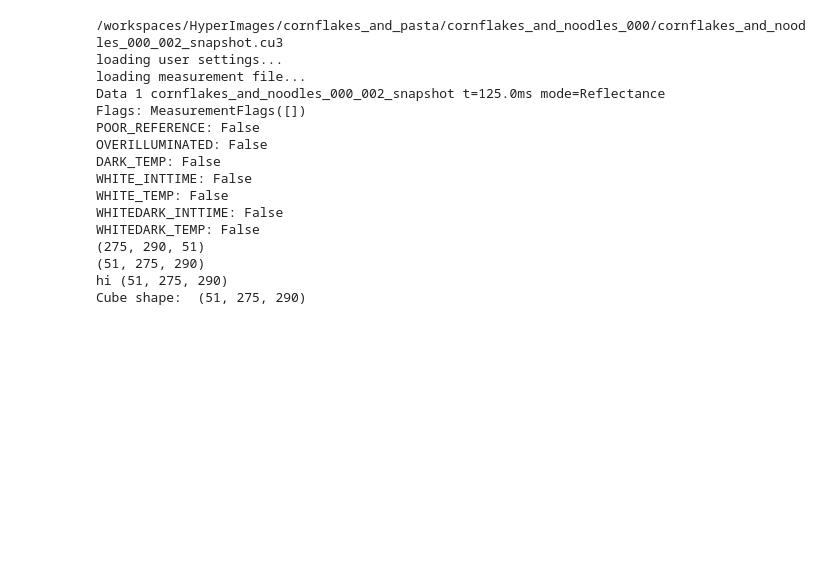
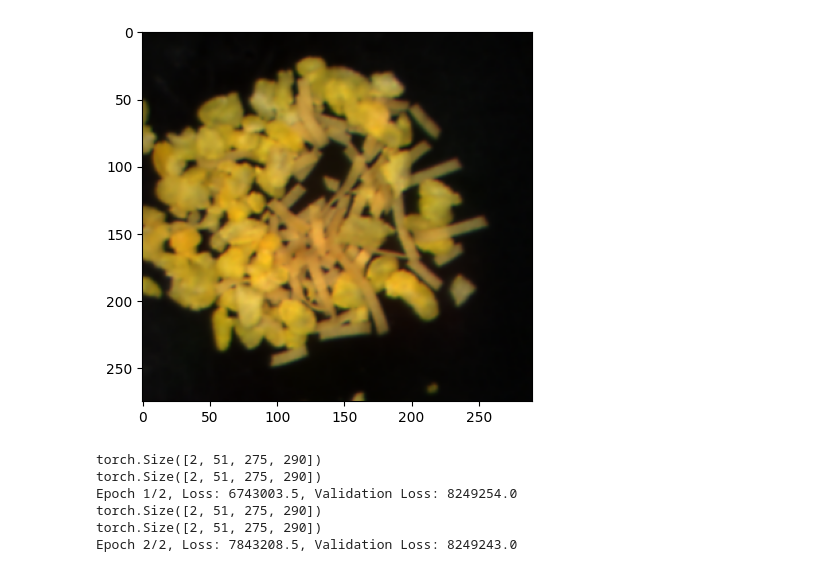
Before and after one commit to tamu-edu-students/HyperTools, a Jupyter notebook: examples/3dautoencoder.ipynb, the cells around one changed output. Saved outputs shown, nothing was run; the diff lists cells and outputs as text; code cells hidden in the pictures; blank space fills up the shorter version.

```diff
--- a/examples/3dautoencoder.ipynb
+++ b/examples/3dautoencoder.ipynb
@@ -134,22 +156,3 @@ input_data_dir = "/workspaces/HyperImages/cornflakes_and_pasta/cornflakes_and_no
 
 
 train_dataset = AutoencoderDataset(dataset_name='cornfields', root_dir=input_data_dir, image_set='train')
-
-example= train_dataset[3]
-# %% [output]
-/workspaces/HyperImages/cornflakes_and_pasta/cornflakes_and_noodles_000/cornflakes_and_noodles_000_002_snapshot.cu3
-loading user settings...
-loading measurement file...
-Data 1 cornflakes_and_noodles_000_002_snapshot t=125.0ms mode=Reflectance
-Flags: MeasurementFlags([])
-POOR_REFERENCE: False
-OVERILLUMINATED: False
-DARK_TEMP: False
-WHITE_INTTIME: False
-WHITE_TEMP: False
-WHITEDARK_INTTIME: False
-WHITEDARK_TEMP: False
-(275, 290, 51)
-(51, 275, 290)
-hi (51, 275, 290)
-Cube shape:  (51, 275, 290)
@@ -177 +159,13 @@ spectral_test_data = torch.stack(spectral_test_data).float()
+# %%
+example= train_dataset[3]
+
+# print(example.shape)
+
+example1_image = extract_rgb(example, 31,13,2)
+plt.imshow(example1_image)
+plt.show()
+
+num_data_points = example.shape[0] * example.shape[1] * example.shape[2]
+# %% [output]
+[figure, added]
 # %%
@@ -188,13 +182,16 @@ optimizer = torch.optim.Adam(spectral_model.parameters(),
                              lr = 1e-4,
                              weight_decay = 1e-5)
 
-epochs = 20
+epochs = 2
 history_loss_train = []
 history_loss_val = []
 for epoch in range(epochs):
     spectral_model.train()
     for inputs in train_loader:
-        inputs = inputs.to(device)
+        # print(inputs.shape)
+        inputs = inputs.view(inputs.size(0), -1)  # Flatten the inputs
+
+        inputs = inputs.float().to(device)
         outputs = spectral_model(inputs)
         loss = criterion(outputs, inputs)
 
@@ -205,9 +202,18 @@ for epoch in range(epochs):
     spectral_model.eval()
     with torch.no_grad():
         for inputs in test_loader:
-            inputs = inputs.to(device)
+            inputs = inputs.view(inputs.size(0), -1)  # Flatten the inputs
+
+            inputs = inputs.float().to(device)
             outputs = spectral_model(inputs)
             val_loss = criterion(outputs, inputs)
     history_loss_train.append(loss.item())
     history_loss_val.append(val_loss.item())
     print(f'Epoch {epoch+1}/{epochs}, Loss: {loss.item()}, Validation Loss: {val_loss.item()}')
+# %% [output]
+torch.Size([2, 51, 275, 290])
+torch.Size([2, 51, 275, 290])
+Epoch 1/2, Loss: 6743003.5, Validation Loss: 8249254.0
+torch.Size([2, 51, 275, 290])
+torch.Size([2, 51, 275, 290])
+Epoch 2/2, Loss: 7843208.5, Validation Loss: 8249243.0
```
Also changed, not shown: parts of 3 cells of this notebook.
